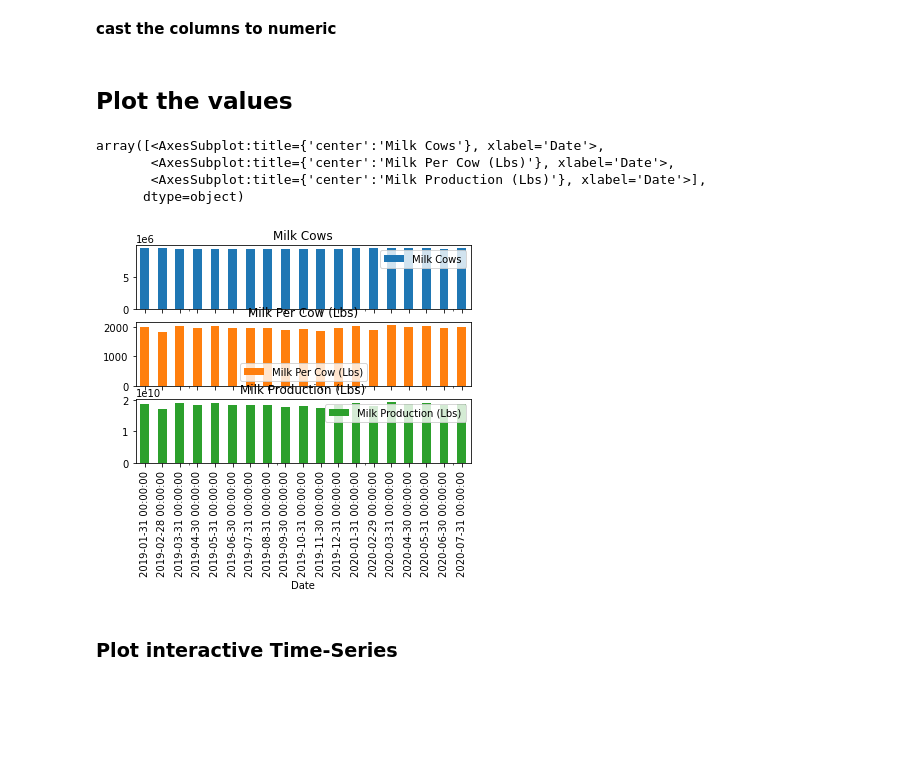
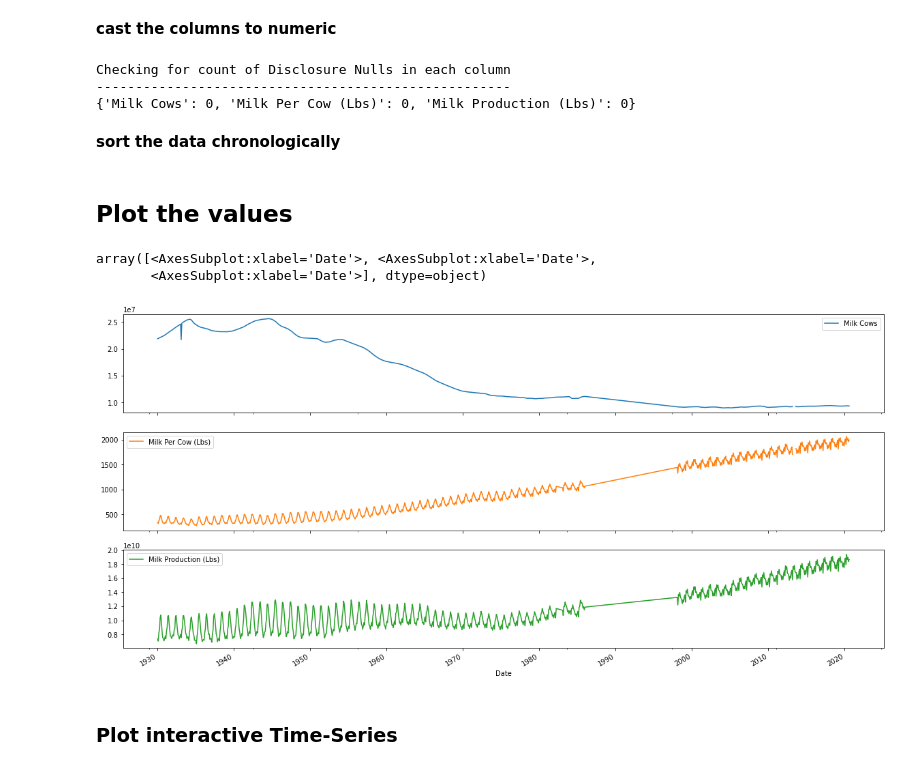
Before and after one commit to paulo-metrostar/NASS-MILK, a Jupyter notebook: Dec-presentation-vis/1.0.ipynb, the cells around one changed output. Cells and saved outputs as stored; diff of their text form; code cells hidden in the pictures; blank space fills up the shorter version.

```diff
--- a/Dec-presentation-vis/1.0.ipynb
+++ b/Dec-presentation-vis/1.0.ipynb
@@ -20,7 +23,8 @@ verbose = True
 **read the monthly national data**
 # %%
 # declare the path
-data_path = "data/milk_production_national_month_2019_2020.tsv"
+#data_path = "data/milk_production_national_month_2019_2020.tsv"
+data_path = "data/milk_production_national_monthly.tsv"
 # read the data
 monthly_national_df = pd.read_csv(filepath_or_buffer=data_path,
                                   # using tab separated values
@@ -79,23 +83,41 @@ monthly_national_df = monthly_national_df[
 ]
 # %% [markdown]
 **cast the columns to numeric**
+# %%
+# disclosure_sentinels to handle
+disc_sents_dct = {
+    col: sum(["D" in cell for cell in monthly_national_df[col].dropna().values])
+    for col in monthly_national_df
+                 }
+
+if verbose:
+    feedback = "Checking for count of Disclosure Nulls in each column"
+    print(feedback + "\n" + "-"*len(feedback))
+    print(disc_sents_dct)
+# %% [output]
+Checking for count of Disclosure Nulls in each column
+-----------------------------------------------------
+{'Milk Cows': 0, 'Milk Per Cow (Lbs)': 0, 'Milk Production (Lbs)': 0}
 # %%
 for col in monthly_national_df:
     monthly_national_df[col] = monthly_national_df[col].apply(
-    lambda s: int("".join(s.split(",")))
+    lambda v: int("".join(v.split(","))) if type(v) == str else v
 )
+# %% [markdown]
+**sort the data chronologically**
+# %%
+monthly_national_df.sort_index(ascending=True, inplace = True)
 # %% [markdown]
 ## Plot the values
 # %%
 # plain vanilla
-monthly_national_df.plot(kind = "bar",
+monthly_national_df.plot(figsize = (20,10),
+                         #kind = "bar",
                         subplots = True)
 # %% [output]
-array([<AxesSubplot:title={'center':'Milk Cows'}, xlabel='Date'>,
-       <AxesSubplot:title={'center':'Milk Per Cow (Lbs)'}, xlabel='Date'>,
-       <AxesSubplot:title={'center':'Milk Production (Lbs)'}, xlabel='Date'>],
-      dtype=object)
+array([<AxesSubplot:xlabel='Date'>, <AxesSubplot:xlabel='Date'>,
+       <AxesSubplot:xlabel='Date'>], dtype=object)
-[figure, old version]
+[figure, new version]
 # %% [markdown]
 ### Plot interactive Time-Series
 # %%
```
Also changed, not shown: parts of 11 cells of this notebook, 10 other files.
